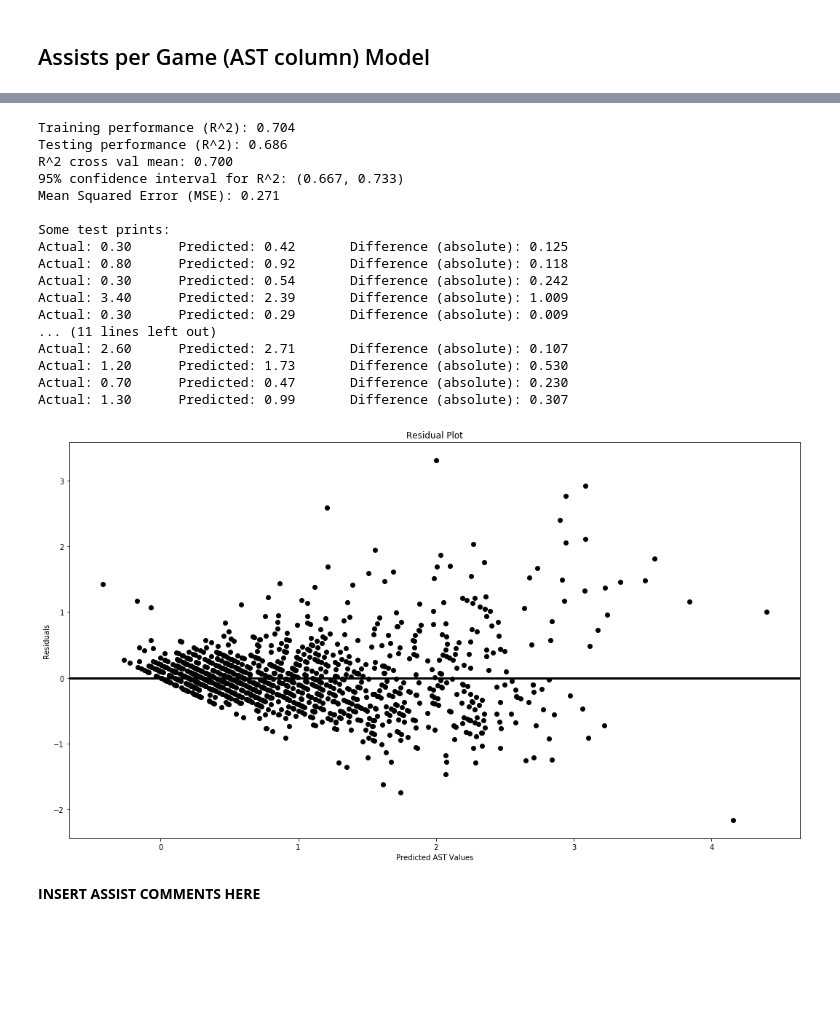
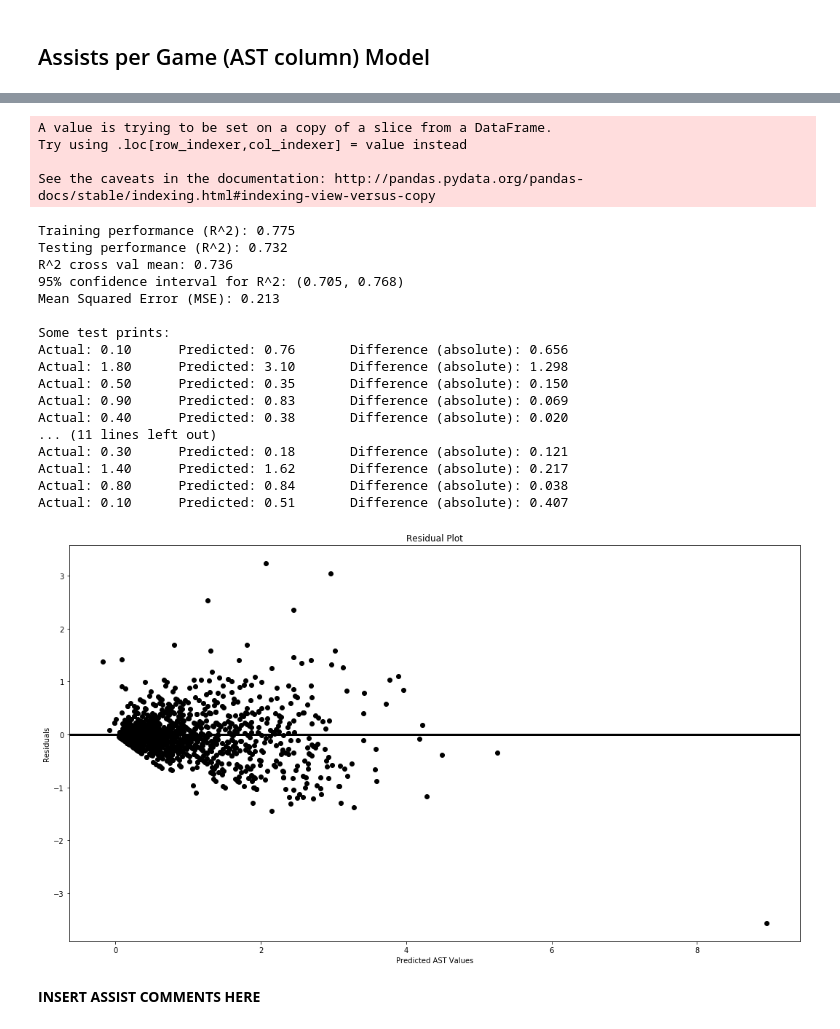
Before and after one commit to LukasBut/Springboard-Projects, a Jupyter notebook: Capstone Project 1 - NBA Analytics/4. Machine Learning Models/Machine Learning Models.ipynb, the cells around one changed output, grey strips where cells are left out. Saved outputs shown, nothing was run; the diff lists cells and outputs as text; code cells hidden in the pictures; blank space fills up the shorter version.

```diff
--- a/Capstone Project 1 - NBA Analytics/4. Machine Learning Models/Machine Learning Models.ipynb
+++ b/Capstone Project 1 - NBA Analytics/4. Machine Learning Models/Machine Learning Models.ipynb
@@ -7,19 +7,24 @@ import pandas as pd
 import numpy as np
 import matplotlib.pyplot as plt
 import seaborn as sns
-from sklearn.model_selection import train_test_split, GridSearchCV
-from sklearn.linear_model import LinearRegression, Ridge, Lasso
+from sklearn.model_selection import train_test_split, GridSearchCV, cross_val_score
+from sklearn.linear_model import LinearRegression
 from sklearn.metrics import mean_squared_error
-from sklearn.model_selection import cross_val_score
-from sklearn.preprocessing import PolynomialFeatures
+from sklearn.preprocessing import PolynomialFeatures, normalize
 from sklearn.feature_selection import RFECV
 from mlxtend.feature_selection import SequentialFeatureSelector as SFS
+from scipy.stats import boxcox
+from statsmodels.stats.diagnostic import het_breuschpagan
 plt.rcParams["figure.figsize"] = [18,10]
 
 with open("C:/Users/Lukas Buteliauskas/Desktop/Springboard Projects/Capstone Project 1 - NBA Analytics/"
           "3. Exploratory Data Analysis/Player Data Filtered.csv", "r") as player_data_file:
     player_data_df=pd.read_csv(player_data_file)
 
-player_data_df_undrafted=player_data_df[player_data_df["Draft Placing"].isnull()] #undrafted player data
-player_data_df=player_data_df[player_data_df["Draft Placing"].isnull()==False] # drafted player data
+player_data_df_undrafted=player_data_df[player_data_df["Draft Placing"].isnull()].reset_index(drop=True) #undrafted player data
+player_data_df=player_data_df[player_data_df["Draft Placing"].isnull()==False].reset_index(drop=True) # drafted player data
+
+player_data_og=player_data_df # keeping a copy of the input data (for drafted players)
+player_data_df=player_data_df.loc[(player_data_df["eFG%"]!=0.0) & (player_data_df["eFG%"]!=100.0)] # filtering out 0 or 100 eFG%
+player_data_df=player_data_df.iloc[:,[0,1,2,3,4,5,6,7,8,9,10,11,13]].reset_index(drop=True) #dropping US or EU
 # %% [markdown]
@@ -221,36 +269,58 @@ Actual: 1.30      Predicted: 0.61       Difference (absolute): 0.693
 # %%
-X=player_data_df.iloc[:,[0,1,3,4,5,6,7,8,9,10,11,13]]
+"""X=player_data_df.iloc[:,[0,1,3,4,5,6,7,8,9,10,11,12]]
 y=player_data_df.AST
 X_train, X_test, y_train, y_test=train_test_split(X, y, test_size=0.3, random_state=42)
 
 feat_selector=RFECV(LinearRegression(), cv=5).fit(X_train, y_train)
 X_train, X_test, y_train, y_test=train_test_split(X.iloc[:,feat_selector.support_], y, test_size=0.3, random_state=42)
+clf_ast=LinearRegression().fit(X_train, y_train)
+y_pred=clf_ast.predict(X_test)
 
+
+performance_prints(clf_ast, X_train, X_test, y_train, y_test)
+my_resid_plot(y_test, y_pred, label_name="AST")
+my_resid_plots(y_test, y_pred, X_test=X_test.values, columns=X_test.columns)
+
+
+"""
+player_data_ast=my_normalizer(player_data_df.iloc[:,[0,1,3,4,5,6,7,8,9,10,11,12]])
+poly_feat=PolynomialFeatures(degree=2).fit(player_data_ast)
+X=poly_feat.transform(player_data_ast)
+y=player_data_df.AST
+
+X_train, X_test, y_train, y_test=train_test_split(X, y, test_size=0.3, random_state=42)
+feat_selector=RFECV(LinearRegression(), cv=5).fit(X_train, y_train)
+"""for name, rank in zip(poly_feat.get_feature_names(player_data_df.iloc[:,[2,3,4,5,6,9,10,11,12]].columns), feat_selector.ranking_):
+   print(name, rank)"""
+X_train, X_test, y_train, y_test=train_test_split(X[:,feat_selector.support_], y, test_size=0.3, random_state=42)
 clf_ast=LinearRegression().fit(X_train, y_train)
 y_pred=clf_ast.predict(X_test)
 
 performance_prints(clf_ast, X_train, X_test, y_train, y_test)
 my_resid_plot(y_test, y_pred, label_name="AST")
-#prediction_plot(y_test, y_pred, label_name="AST")
 # %% [output]
-Training performance (R^2): 0.704
-Testing performance (R^2): 0.686
-R^2 cross val mean: 0.700
-95% confidence interval for R^2: (0.667, 0.733)
-Mean Squared Error (MSE): 0.271
+A value is trying to be set on a copy of a slice from a DataFrame.
+Try using .loc[row_indexer,col_indexer] = value instead
 
-Some test prints:
-Actual: 0.30      Predicted: 0.42       Difference (absolute): 0.125
-Actual: 0.80      Predicted: 0.92       Difference (absolute): 0.118
-Actual: 0.30      Predicted: 0.54       Difference (absolute): 0.242
-Actual: 3.40      Predicted: 2.39       Difference (absolute): 1.009
-Actual: 0.30      Predicted: 0.29       Difference (absolute): 0.009
-... (11 lines left out)
-Actual: 2.60      Predicted: 2.71       Difference (absolute): 0.107
-Actual: 1.20      Predicted: 1.73       Difference (absolute): 0.530
-Actual: 0.70      Predicted: 0.47       Difference (absolute): 0.230
-Actual: 1.30      Predicted: 0.99       Difference (absolute): 0.307
+See the caveats in the documentation: http://pandas.pydata.org/pandas-docs/stable/indexing.html#indexing-view-versus-copy
+Training performance (R^2): 0.775
+Testing performance (R^2): 0.732
+R^2 cross val mean: 0.736
+95% confidence interval for R^2: (0.705, 0.768)
+Mean Squared Error (MSE): 0.213
+
+Some test prints:
+Actual: 0.10      Predicted: 0.76       Difference (absolute): 0.656
+Actual: 1.80      Predicted: 3.10       Difference (absolute): 1.298
+Actual: 0.50      Predicted: 0.35       Difference (absolute): 0.150
+Actual: 0.90      Predicted: 0.83       Difference (absolute): 0.069
+Actual: 0.40      Predicted: 0.38       Difference (absolute): 0.020
+... (11 lines left out)
+Actual: 0.30      Predicted: 0.18       Difference (absolute): 0.121
+Actual: 1.40      Predicted: 1.62       Difference (absolute): 0.217
+Actual: 0.80      Predicted: 0.84       Difference (absolute): 0.038
+Actual: 0.10      Predicted: 0.51       Difference (absolute): 0.407
-[figure, old version]
+[figure, new version]
 # %% [markdown]
 **INSERT ASSIST COMMENTS HERE**
 # %% [markdown]
```
Also changed, not shown: parts of 14 cells of this notebook.
